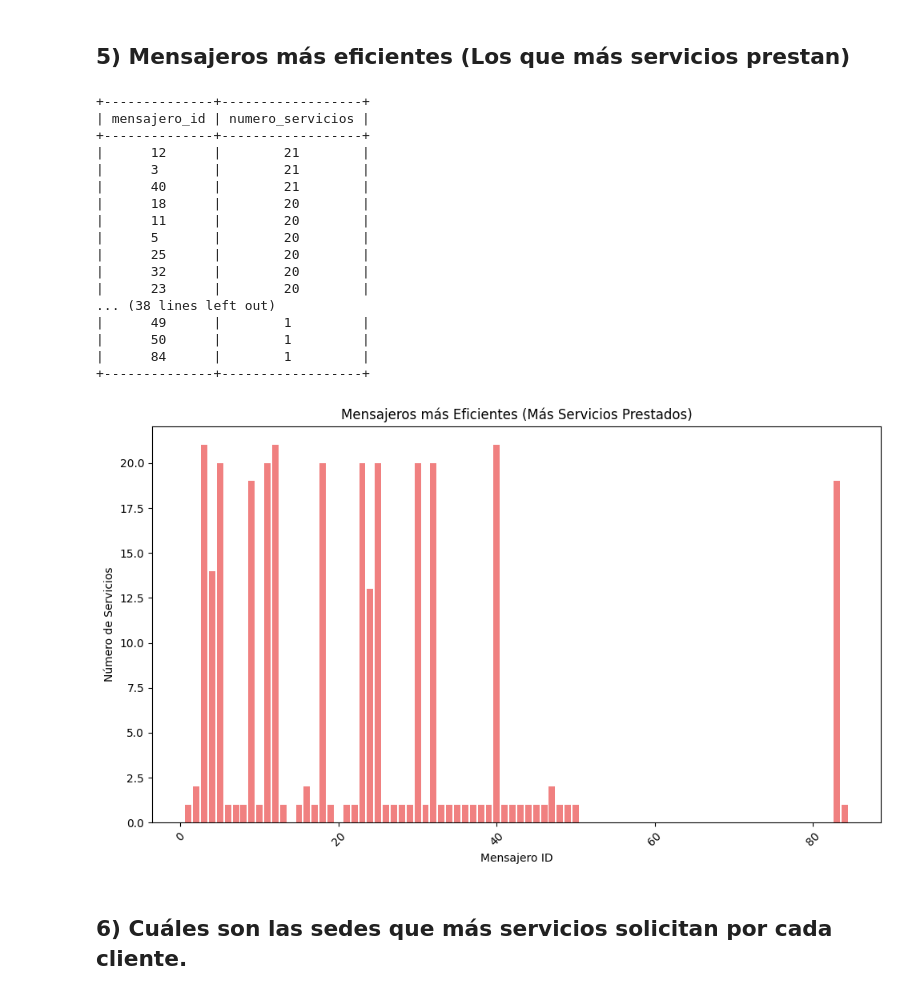
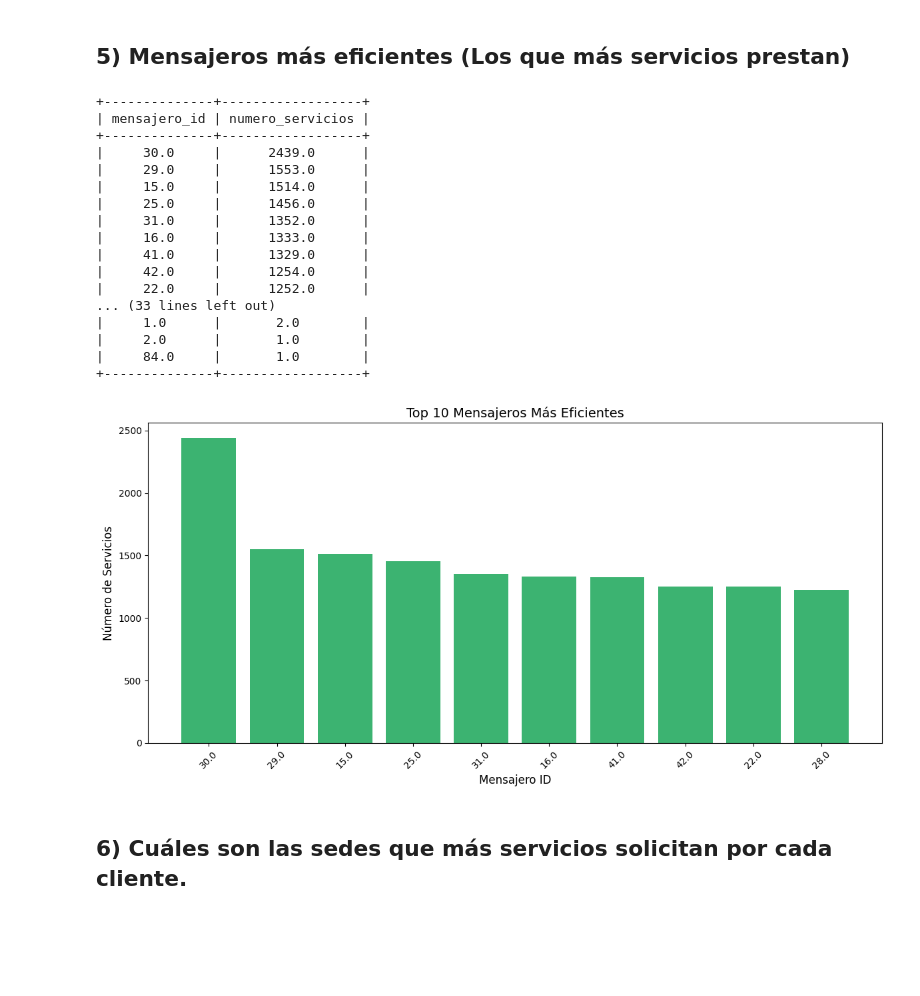
Before and after one commit to FalaisePocket/ETL-Entrega2, a Jupyter notebook: preguntas.ipynb, the cells around one changed output. Saved outputs shown, nothing was run; the diff lists cells and outputs as text; code cells hidden in the pictures; blank space fills up the shorter version.

```diff
--- a/preguntas.ipynb
+++ b/preguntas.ipynb
@@ -283,52 +283,54 @@ plt.show()
 # %%
 import pandas as pd
 import matplotlib.pyplot as plt
 from tabulate import tabulate
-from config import connect_databases
 
-# Conectar a la base de datos
-db_op, db_etl = connect_databases()
+# Contar la cantidad de servicios realizados por cada mensajero
+mensajeros_eficientes = F_entregaEstados.groupby('mensajero_id')['servicio_id'].count().reset_index()
 
-# Leer los datos de la tabla DimMensajero
-D_DimMensajero = pd.read_sql_table('DimMensajero', db_etl)
+# Renombrar las columnas para mayor claridad
+mensajeros_eficientes.rename(columns={'servicio_id': 'numero_servicios'}, inplace=True)
 
-# Agrupar por mensajero_id y sumar el número de servicios
-mensajeros_eficientes = D_DimMensajero.groupby('mensajero_id')['numero_servicios'].sum().reset_index()
-
-# Ordenar por número de servicios de forma descendente
+# Ordenar por número de servicios en orden descendente
 mensajeros_eficientes = mensajeros_eficientes.sort_values(by='numero_servicios', ascending=False)
 
-# Mostrar el resultado con tabulate
+# Mostrar los resultados en formato tabular
 print(tabulate(mensajeros_eficientes, headers='keys', tablefmt='pretty', showindex=False))
 
-# Graficar los mensajeros más eficientes
-plt.figure(figsize=(10, 6))
-plt.bar(mensajeros_eficientes['mensajero_id'], mensajeros_eficientes['numero_servicios'], color='lightcoral')
-plt.xlabel('Mensajero ID')
-plt.ylabel('Número de Servicios')
-plt.title('Mensajeros más Eficientes (Más Servicios Prestados)')
+# Visualizar los mensajeros más eficientes (top 10)
+plt.figure(figsize=(12, 6))
+plt.bar(
+    mensajeros_eficientes['mensajero_id'].head(10).astype(str),
+    mensajeros_eficientes['numero_servicios'].head(10),
+    color='mediumseagreen'
+)
+plt.xlabel('Mensajero ID', fontsize=12)
+plt.ylabel('Número de Servicios', fontsize=12)
+plt.title('Top 10 Mensajeros Más Eficientes', fontsize=14)
 plt.xticks(rotation=45)
 plt.tight_layout()
+
+# Mostrar el gráfico
 plt.show()
 # %% [output]
 +--------------+------------------+
 | mensajero_id | numero_servicios |
 +--------------+------------------+
-|      12      |        21        |
-|      3       |        21        |
-|      40      |        21        |
-|      18      |        20        |
-|      11      |        20        |
-|      5       |        20        |
-|      25      |        20        |
-|      32      |        20        |
-|      23      |        20        |
-... (38 lines left out)
-|      49      |        1         |
-|      50      |        1         |
-|      84      |        1         |
+|     30.0     |      2439.0      |
+|     29.0     |      1553.0      |
+|     15.0     |      1514.0      |
+|     25.0     |      1456.0      |
+|     31.0     |      1352.0      |
+|     16.0     |      1333.0      |
+|     41.0     |      1329.0      |
+|     42.0     |      1254.0      |
+|     22.0     |      1252.0      |
+... (33 lines left out)
+|     1.0      |       2.0        |
+|     2.0      |       1.0        |
+|     84.0     |       1.0        |
 +--------------+------------------+
-[figure, old version]
+[figure, new version]
 # %% [markdown]
 ## 6) Cuáles son las sedes que más servicios solicitan por cada cliente.
 # %%
```
Also changed, not shown: parts of 4 cells of this notebook, 2 other files.
